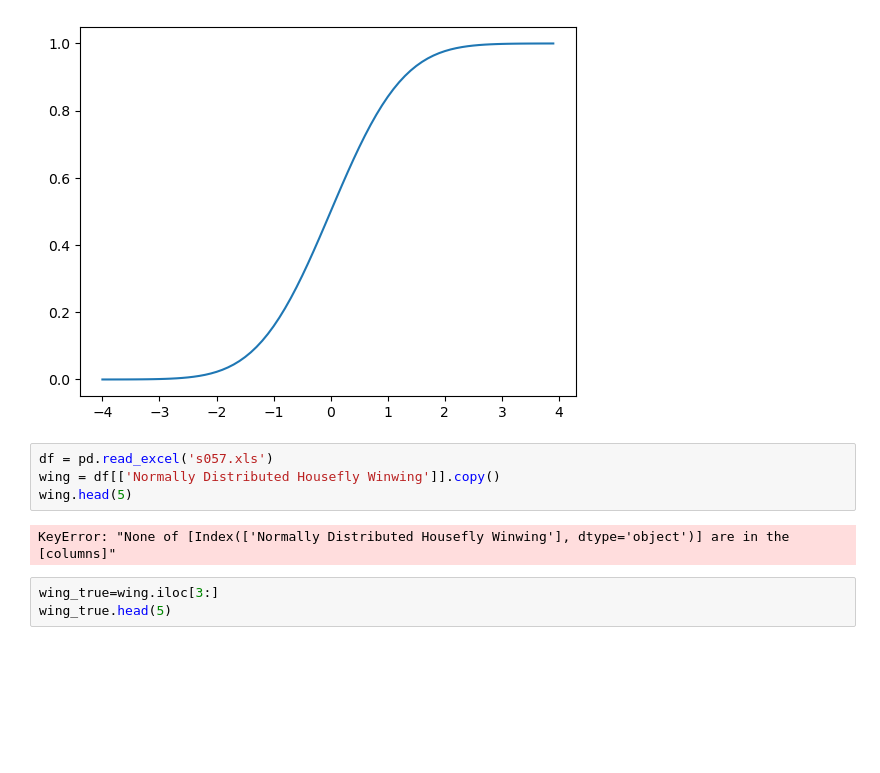
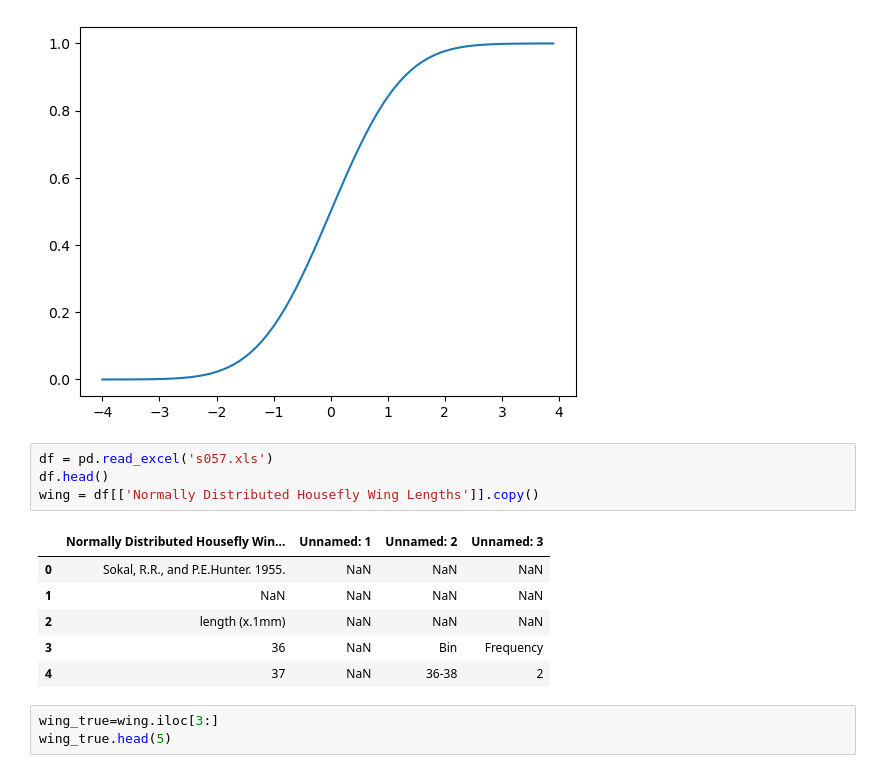
Before and after one commit to data4if/project_math, a Jupyter notebook: distribucion_normal.ipynb, the cells around one changed output. Cells and saved outputs as stored; diff of their text form; blank space fills up the shorter version.

```diff
--- a/distribucion_normal.ipynb
+++ b/distribucion_normal.ipynb
@@ -37,10 +37,15 @@ sns.lineplot(x=x,y=y)
 [figure]
 # %%
 df = pd.read_excel('s057.xls')
-wing = df[['Normally Distributed Housefly Winwing']].copy()
-wing.head(5)
+df.head()
+wing = df[['Normally Distributed Housefly Wing Lengths']].copy()
 # %% [output]
-KeyError: "None of [Index(['Normally Distributed Housefly Winwing'], dtype='object')] are in the [columns]"
+|  | Normally Distributed Housefly Win... | Unnamed: 1 | Unnamed: 2 | Unnamed: 3 |
+| 0 | Sokal, R.R., and P.E.Hunter. 1955. | NaN | NaN | NaN |
+| 1 | NaN | NaN | NaN | NaN |
+| 2 | length (x.1mm) | NaN | NaN | NaN |
+| 3 | 36 | NaN | Bin | Frequency |
+| 4 | 37 | NaN | 36-38 | 2 |
 # %%
 wing_true=wing.iloc[3:]
 wing_true.head(5)
```
